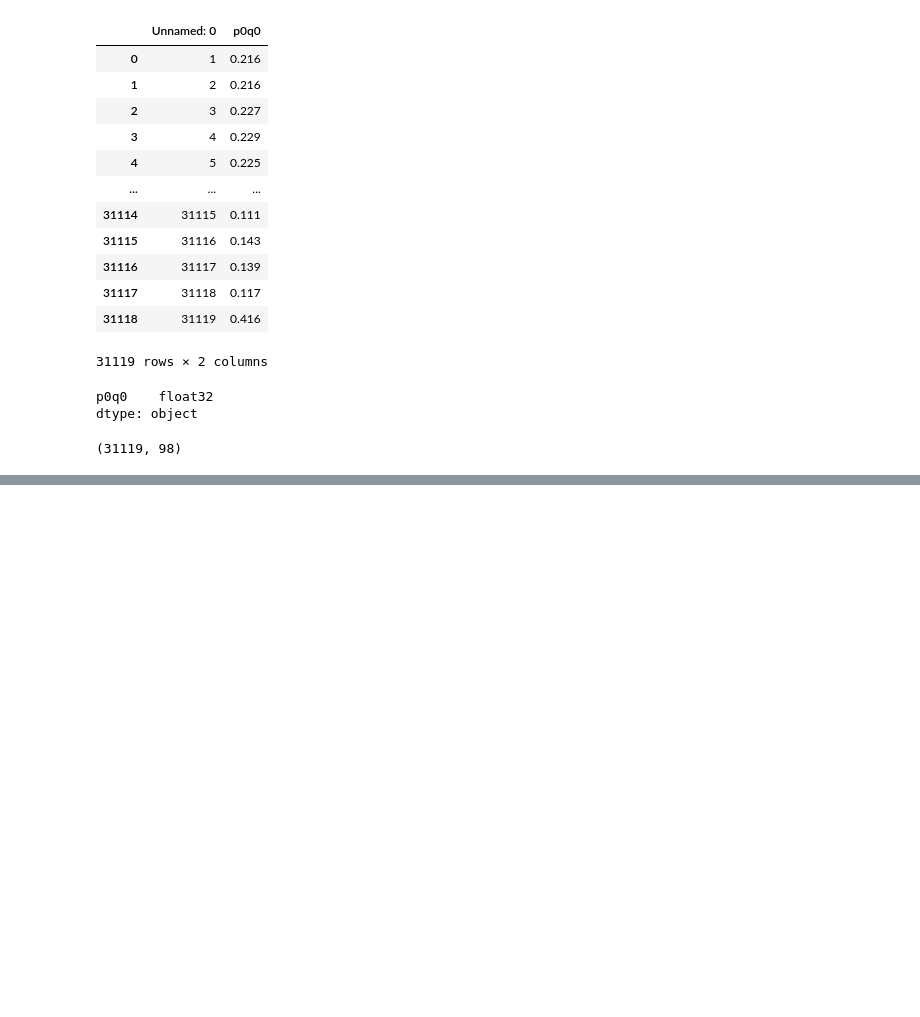
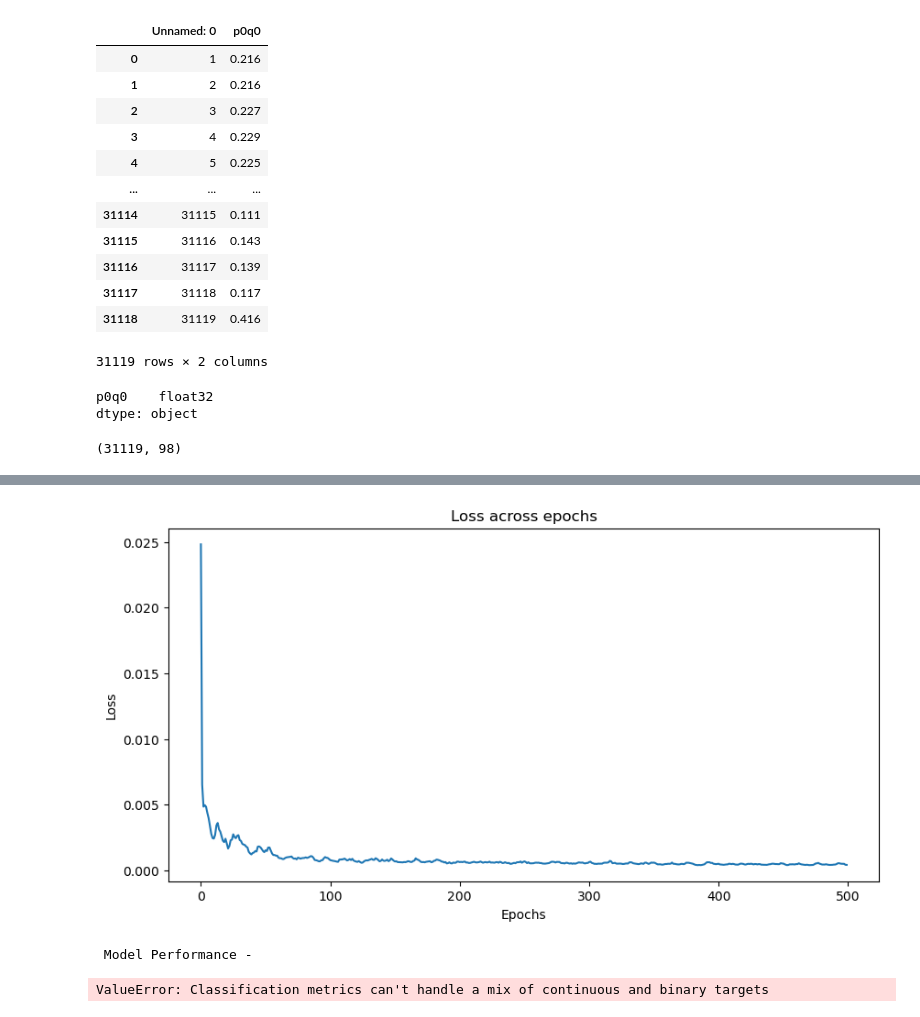
Before and after one commit to Ashraf-Khabar/Mean-time-to-predict-the-Occupation-Of-Trains, a Jupyter notebook: NNMODEL/Ashraf_Model.ipynb, the cells around one changed output, grey strips where cells are left out. Cells and saved outputs as stored; diff of their text form; code cells hidden in the pictures; blank space fills up the shorter version.

```diff
--- a/NNMODEL/Ashraf_Model.ipynb
+++ b/NNMODEL/Ashraf_Model.ipynb
@@ -276,0 +283,14 @@ RuntimeError: mat1 and mat2 shapes cannot be multiplied (128x98 and 48x96)
+# %%
+plt.figure(figsize=(10, 5))
+plt.plot(adam_loss)
+plt.title('Loss across epochs')
+plt.ylabel('Loss')
+plt.xlabel('Epochs')
+plt.show()
+# %% [output]
+[figure, added]
+# %%
+evaluate_model(model,x_test,y_test,X_train,Y_train,adam_loss)
+# %% [output]
+ Model Performance -
+ValueError: Classification metrics can't handle a mix of continuous and binary targets
```
Also changed, not shown: parts of 3 cells of this notebook, 1 other file.
